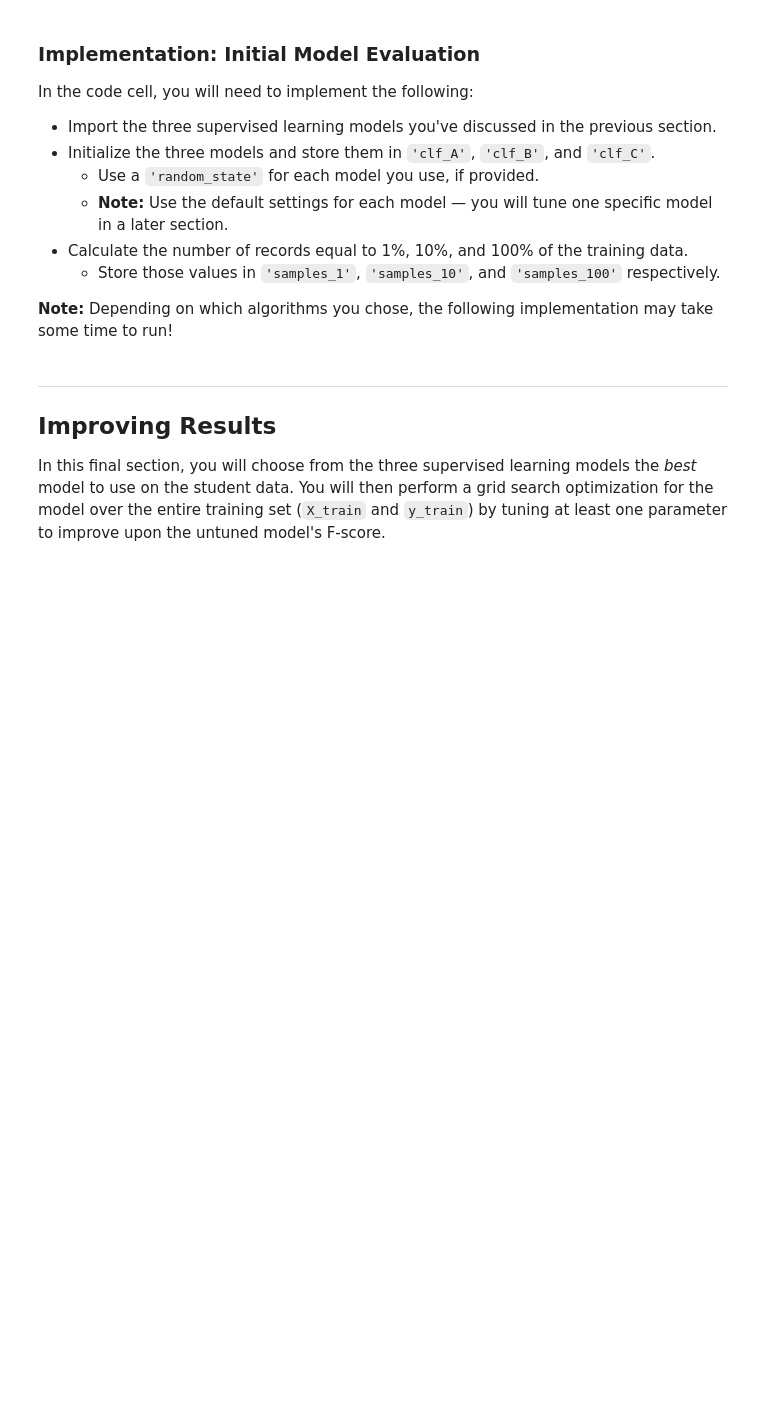
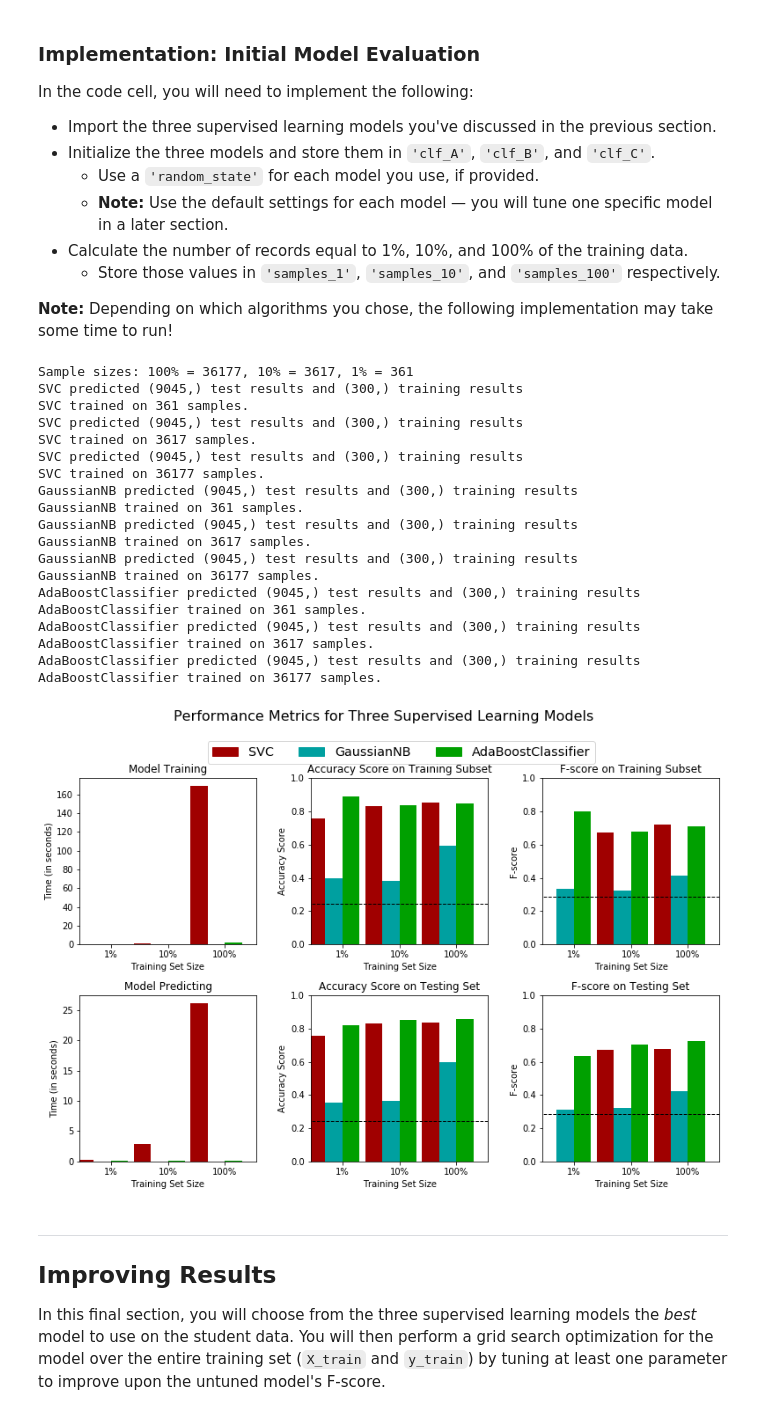
Before and after one commit to holt5301/DataScientist, a Jupyter notebook: Term1_Proj1/finding_donors.ipynb, the cells around one changed output. Drawn from its saved outputs; the diff is of its cells as text; code cells hidden in the pictures; blank space fills up the shorter version.

```diff
--- a/Term1_Proj1/finding_donors.ipynb
+++ b/Term1_Proj1/finding_donors.ipynb
@@ -282,6 +418,7 @@ In the code block below, you will need to implement the following:
    - Make sure that you set the `beta` parameter!
 # %%
 # TODO: Import two metrics from sklearn - fbeta_score and accuracy_score
+from sklearn.metrics import accuracy_score, fbeta_score
 
 def train_predict(learner, sample_size, X_train, y_train, X_test, y_test):
     '''
@@ -296,35 +433,37 @@ def train_predict(learner, sample_size, X_train, y_train, X_test, y_test):
 
     results = {}
 
-    # TODO: Fit the learner to the training data using slicing with 'sample_size' using .fit(training_features[:], training_labels[:])
+    # Fit the learner to the training data using slicing with 'sample_size' using .fit(training_features[:], training_labels[:])
     start = time() # Get start time
-    learner = None
+    learner = learner.fit(X_train[:sample_size], y_train[:sample_size])
     end = time() # Get end time
 
-    # TODO: Calculate the training time
-    results['train_time'] = None
+    # Calculate the training time
+    results['train_time'] = end - start
 
     # TODO: Get the predictions on the test set(X_test),
     #       then get predictions on the first 300 training samples(X_train) using .predict()
     start = time() # Get start time
-    predictions_test = None
-    predictions_train = None
+    predictions_test = learner.predict(X_test)
+    predictions_train = learner.predict(X_train[:300])
     end = time() # Get end time
 
+    print("{} predicted {} test results and {} training results".format(learner.__class__.__name__, predictions_test.shape, predictions_train.shape))
+
     # TODO: Calculate the total prediction time
-    results['pred_time'] = None
+    results['pred_time'] = end - start
 
     # TODO: Compute accuracy on the first 300 training samples which is y_train[:300]
-    results['acc_train'] = None
+    results['acc_train'] = accuracy_score(y_train[:300], predictions_train)
 
     # TODO: Compute accuracy on test set using accuracy_score()
-    results['acc_test'] = None
+    results['acc_test'] = accuracy_score(y_test, predictions_test)
 
     # TODO: Compute F-score on the the first 300 training samples using fbeta_score()
-    results['f_train'] = None
+    results['f_train'] = fbeta_score(y_train[:300], predictions_train, beta=0.5)
 
     # TODO: Compute F-score on the test set which is y_test
-    results['f_test'] = None
+    results['f_test'] = fbeta_score(y_test, predictions_test, beta=0.5)
 
     # Success
     print("{} trained on {} samples.".format(learner.__class__.__name__, sample_size))
@@ -344,31 +483,55 @@ In the code cell, you will need to implement the following:
 **Note:** Depending on which algorithms you chose, the following implementation may take some time to run!
 # %%
 # TODO: Import the three supervised learning models from sklearn
+from sklearn.svm import SVC
+from sklearn.naive_bayes import GaussianNB
+from sklearn.ensemble import AdaBoostClassifier
 
 # TODO: Initialize the three models
-clf_A = None
-clf_B = None
-clf_C = None
+clf_A = SVC()
+clf_B = GaussianNB()
+clf_C = AdaBoostClassifier()
 
 # TODO: Calculate the number of samples for 1%, 10%, and 100% of the training data
 # HINT: samples_100 is the entire training set i.e. len(y_train)
 # HINT: samples_10 is 10% of samples_100 (ensure to set the count of the values to be `int` and not `float`)
 # HINT: samples_1 is 1% of samples_100 (ensure to set the count of the values to be `int` and not `float`)
-samples_100 = None
-samples_10 = None
-samples_1 = None
+samples_100 = len(y_train)
+samples_10 = int(samples_100/10)
+samples_1 = int(samples_100/100)
+print("Sample sizes: 100% = {}, 10% = {}, 1% = {}".format(samples_100, samples_10, samples_1))
 
 # Collect results on the learners
 results = {}
 for clf in [clf_A, clf_B, clf_C]:
     clf_name = clf.__class__.__name__
     results[clf_name] = {}
     for i, samples in enumerate([samples_1, samples_10, samples_100]):
-        results[clf_name][i] = \
-        train_predict(clf, samples, X_train, y_train, X_test, y_test)
+        results[clf_name][i] = train_predict(clf, samples, X_train, y_train, X_test, y_test)
 
 # Run metrics visualization for the three supervised learning models chosen
 vs.evaluate(results, accuracy, fscore)
+# %% [output]
+Sample sizes: 100% = 36177, 10% = 3617, 1% = 361
+SVC predicted (9045,) test results and (300,) training results
+SVC trained on 361 samples.
+SVC predicted (9045,) test results and (300,) training results
+SVC trained on 3617 samples.
+SVC predicted (9045,) test results and (300,) training results
+SVC trained on 36177 samples.
+GaussianNB predicted (9045,) test results and (300,) training results
+GaussianNB trained on 361 samples.
+GaussianNB predicted (9045,) test results and (300,) training results
+GaussianNB trained on 3617 samples.
+GaussianNB predicted (9045,) test results and (300,) training results
+GaussianNB trained on 36177 samples.
+AdaBoostClassifier predicted (9045,) test results and (300,) training results
+AdaBoostClassifier trained on 361 samples.
+AdaBoostClassifier predicted (9045,) test results and (300,) training results
+AdaBoostClassifier trained on 3617 samples.
+AdaBoostClassifier predicted (9045,) test results and (300,) training results
+AdaBoostClassifier trained on 36177 samples.
+[figure, added]
 # %% [markdown]
 ----
 ## Improving Results
```
Also changed, not shown: parts of 32 cells of this notebook, 1 other file.
